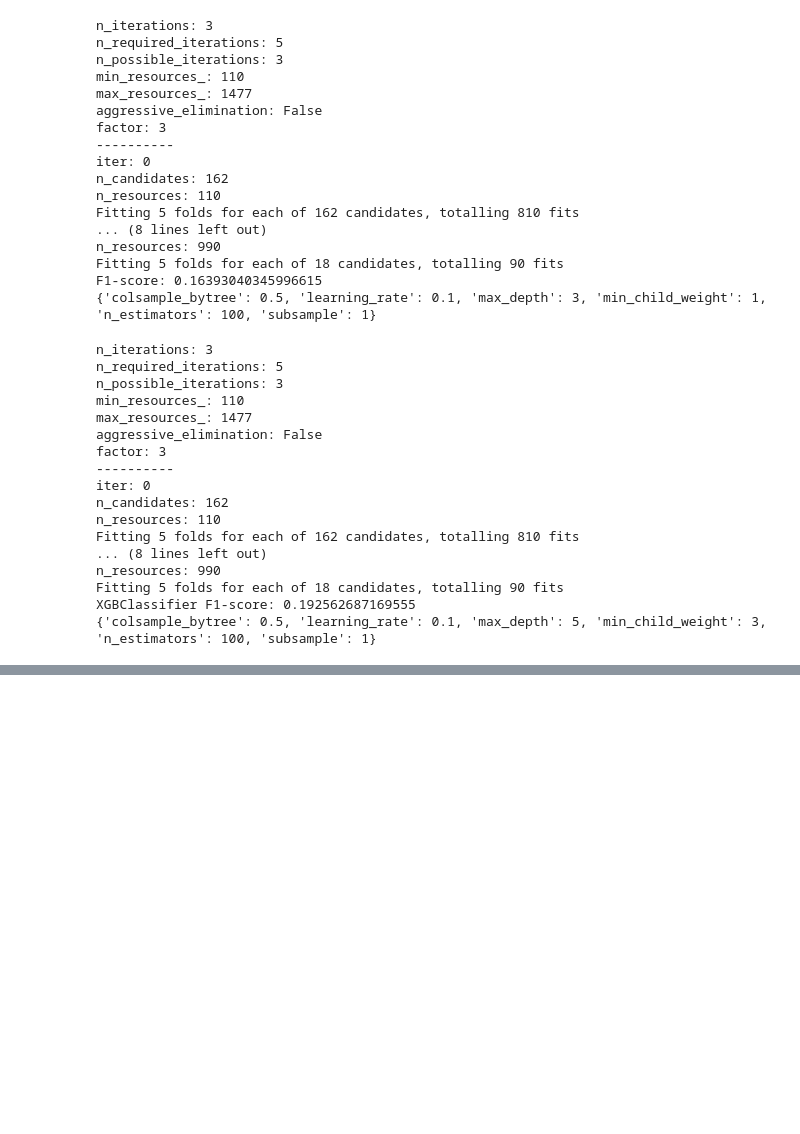
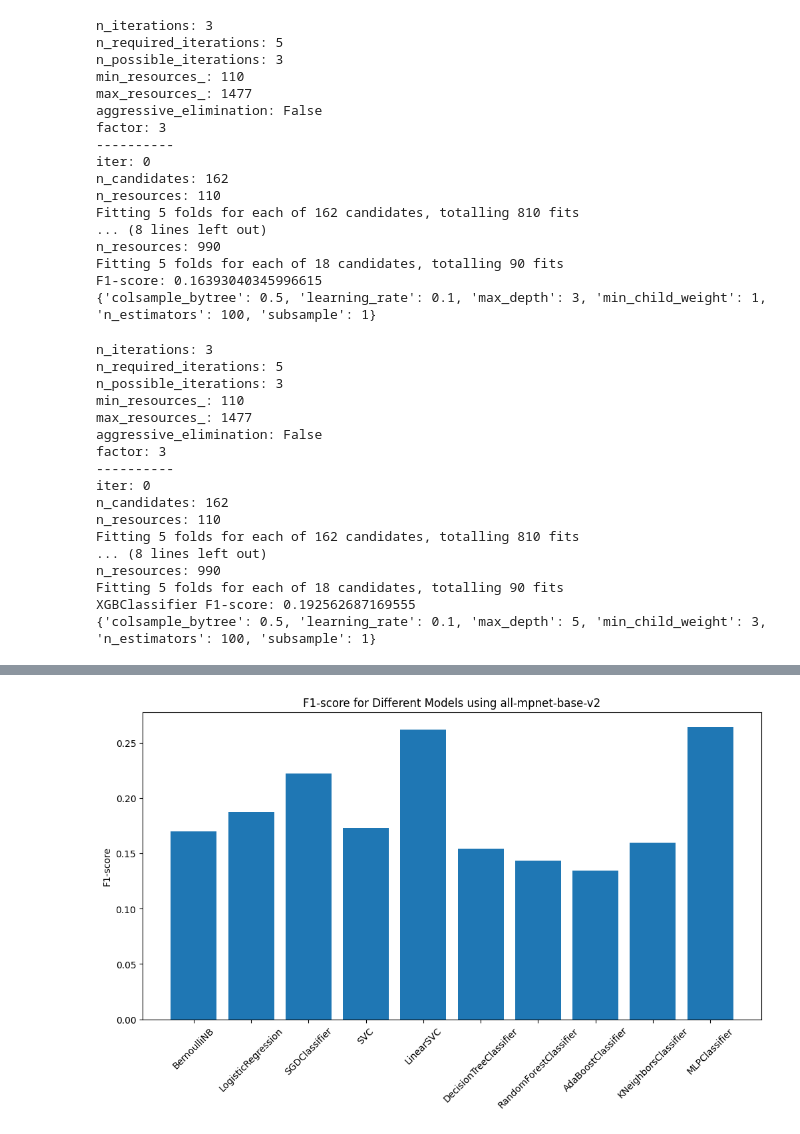
Before and after one commit to cmulholla/QUEST-Distortions, a Jupyter notebook: underoversample.ipynb, the cells around one changed output, grey strips where cells are left out. Drawn from its saved outputs; the diff is of its cells as text; code cells hidden in the pictures; blank space fills up the shorter version.

```diff
--- a/underoversample.ipynb
+++ b/underoversample.ipynb
@@ -286,7 +272,7 @@ distortion_data = distortion_data.reset_index(drop=True)
 vectorizer = SentenceTransformer('intfloat/multilingual-e5-large-instruct', cache_folder="N:\AI\Transformers_cache")
 model = LinearSVC(C=1)
 
-X_train, X_test, y_train, y_test = train_test_split(data['Patient Question'], data['Dominant Distortion'], test_size=0.2, random_state=42)
+X_train, X_test, y_train, y_test = train_test_split(distortion_data['Patient Question'], distortion_data['Dominant Distortion'], test_size=0.2, random_state=42)
 
 # Preprocess the text data and vectorize using the provided vectorizer
 X_train_vectorized = vectorizer.encode(X_train.tolist())
@@ -335,0 +467,35 @@ LinearSVC F1-score: 0.3093231897504867
+# %%
+# try XGBoost with sentence transformer
+import xgboost as xgb
+from sklearn.preprocessing import LabelEncoder
+
+# Create a label encoder object
+le = LabelEncoder()
+
+# Fit the encoder to the training labels
+y_train_encoded = le.fit_transform(y_train)
+
+# Transform the testing labels
+y_test_encoded = le.transform(y_test)
+
+# Create the vectorizer and model objects
+model = xgb.XGBClassifier(objective='multi:softmax', num_class=len(le.classes_), n_jobs=-1, colsample_bytree=0.5, learning_rate=0.1, max_depth=3, min_child_weight=1, n_estimators=100, subsample=0.5)
+
+# Parameters to tune
+params = {
+    'learning_rate': [0.1],
+    'max_depth': [3, 5, 7],
+    'n_estimators': [100, 200, 300],
+    'subsample': [0.5, 0.7, 1],
+    'colsample_bytree': [0.5, 0.7, 1],
+    'min_child_weight': [1, 3]
+}
+
+# Train and test the model
+f1 = tuneParams(model, params, X_train_vectorized, y_train_encoded, X_test_vectorized, y_test_encoded)
+
+# Output the F1-score
+print(f"F1-score: {f1}")
+
+# Add the F1-score to the list
+f1_scores.append(f1)
@@ -335,0 +520,10 @@ LinearSVC F1-score: 0.3093231897504867
+# %%
+# graph the F1-scores
+plt.figure(figsize=(12, 6))
+plt.bar([model.__class__.__name__ for model in models], f1_scores)
+plt.xticks(rotation=45)
+plt.ylabel('F1-score')
+plt.title('F1-score for Different Models using all-mpnet-base-v2')
+plt.show()
+# %% [output]
+[figure, added]
```
Also changed, not shown: parts of 8 cells of this notebook, 8 other files.
